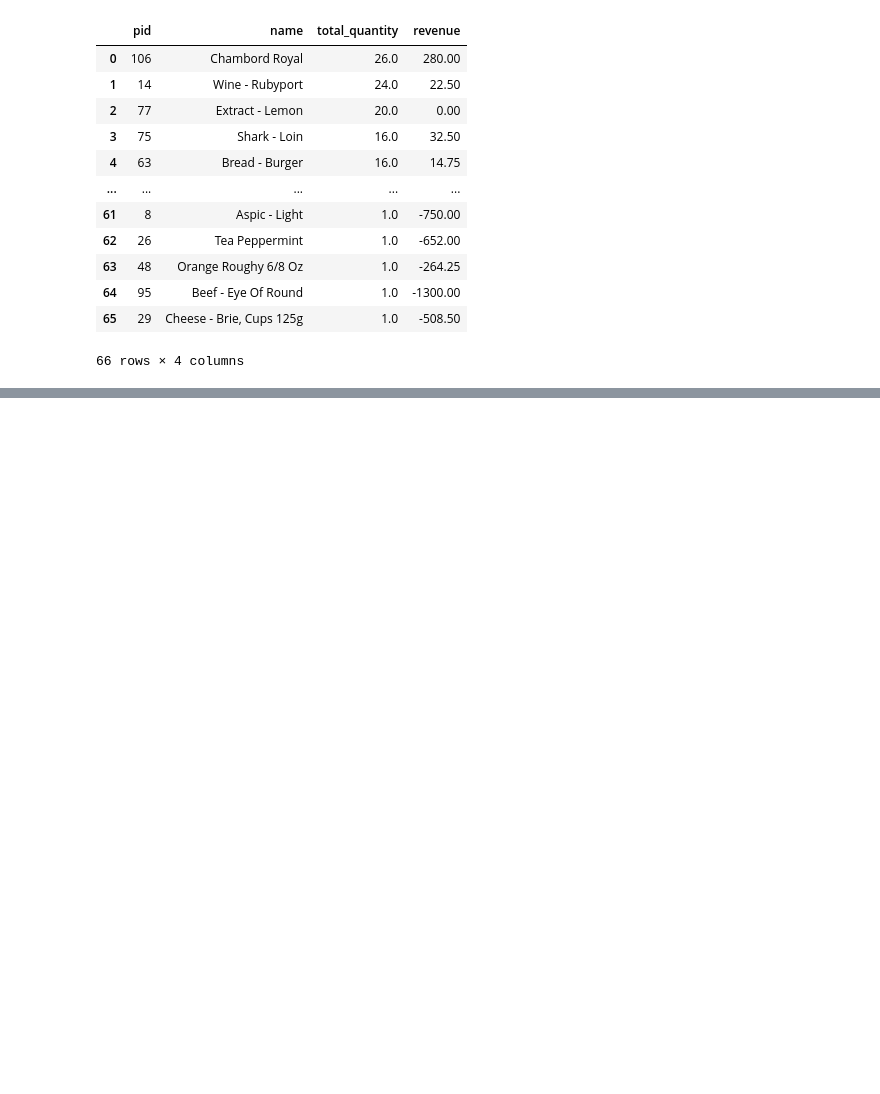
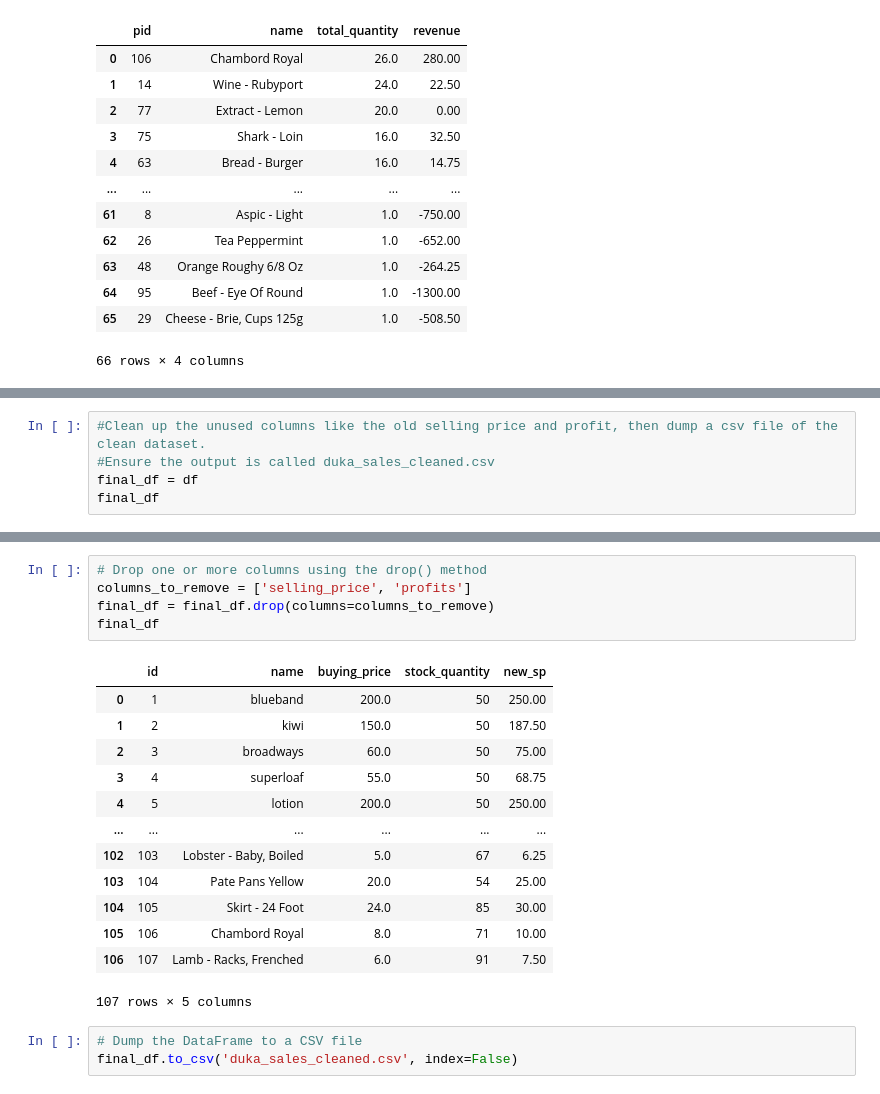
Before and after one commit to paulKinyua/Data-Science, a Jupyter notebook: task1_revised.py.ipynb, the cells around one changed output, grey strips where cells are left out. Drawn from its saved outputs; the diff is of its cells as text; blank space fills up the shorter version.

```diff
--- a/task1_revised.py.ipynb
+++ b/task1_revised.py.ipynb
@@ -188,0 +235,5 @@ month_sales_df
+# %%
+#Clean up the unused columns like the old selling price and profit, then dump a csv file of the clean dataset.
+#Ensure the output is called duka_sales_cleaned.csv
+final_df = df
+final_df
@@ -188,0 +254,22 @@ month_sales_df
+# %%
+# Drop one or more columns using the drop() method
+columns_to_remove = ['selling_price', 'profits']
+final_df = final_df.drop(columns=columns_to_remove)
+final_df
+# %% [output]
+|  | id | name | buying_price | stock_quantity | new_sp |
+| 0 | 1 | blueband | 200.0 | 50 | 250.00 |
+| 1 | 2 | kiwi | 150.0 | 50 | 187.50 |
+| 2 | 3 | broadways | 60.0 | 50 | 75.00 |
+| 3 | 4 | superloaf | 55.0 | 50 | 68.75 |
+| 4 | 5 | lotion | 200.0 | 50 | 250.00 |
+| ... | ... | ... | ... | ... | ... |
+| 102 | 103 | Lobster - Baby, Boiled | 5.0 | 67 | 6.25 |
+| 103 | 104 | Pate Pans Yellow | 20.0 | 54 | 25.00 |
+| 104 | 105 | Skirt - 24 Foot | 24.0 | 85 | 30.00 |
+| 105 | 106 | Chambord Royal | 8.0 | 71 | 10.00 |
+| 106 | 107 | Lamb - Racks, Frenched | 6.0 | 91 | 7.50 |
+107 rows × 5 columns
+# %%
+# Dump the DataFrame to a CSV file
+final_df.to_csv('duka_sales_cleaned.csv', index=False)
```
Also changed, not shown: parts of 12 cells of this notebook, 1 other file.
